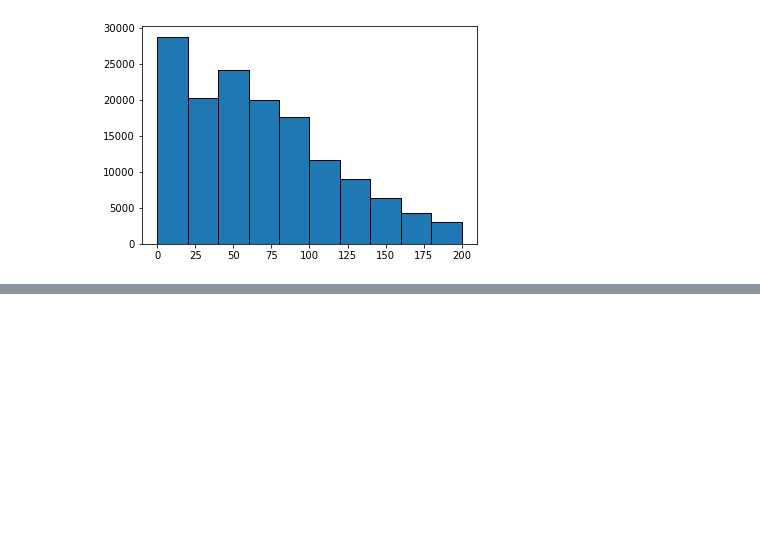
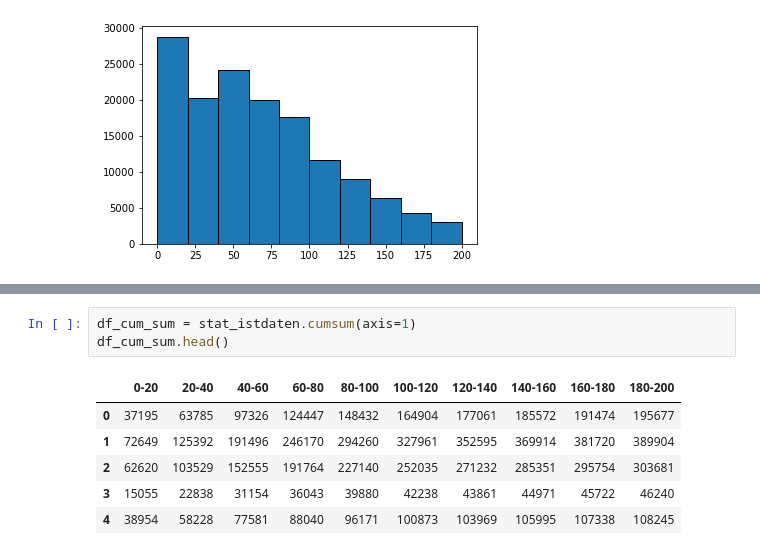
Before and after one commit to epplepascal/sbb-robust-journey-planner, a Jupyter notebook: notebooks/istdaten_clean.ipynb, the cells around one changed output, grey strips where cells are left out. Drawn from its saved outputs; the diff is of its cells as text; blank space fills up the shorter version.

```diff
--- a/notebooks/istdaten_clean.ipynb
+++ b/notebooks/istdaten_clean.ipynb
@@ -333,0 +360,10 @@ plt.bar(bin_centers, frequencies, width=np.diff(bin_ranges), edgecolor='black')
+# %%
+df_cum_sum = stat_istdaten.cumsum(axis=1)
+df_cum_sum.head()
+# %% [output]
+|  | 0-20 | 20-40 | 40-60 | 60-80 | 80-100 | 100-120 | 120-140 | 140-160 | 160-180 | 180-200 |
+| 0 | 37195 | 63785 | 97326 | 124447 | 148432 | 164904 | 177061 | 185572 | 191474 | 195677 |
+| 1 | 72649 | 125392 | 191496 | 246170 | 294260 | 327961 | 352595 | 369914 | 381720 | 389904 |
+| 2 | 62620 | 103529 | 152555 | 191764 | 227140 | 252035 | 271232 | 285351 | 295754 | 303681 |
+| 3 | 15055 | 22838 | 31154 | 36043 | 39880 | 42238 | 43861 | 44971 | 45722 | 46240 |
+| 4 | 38954 | 58228 | 77581 | 88040 | 96171 | 100873 | 103969 | 105995 | 107338 | 108245 |
```
Also changed, not shown: parts of 8 cells of this notebook, 2 other files.
